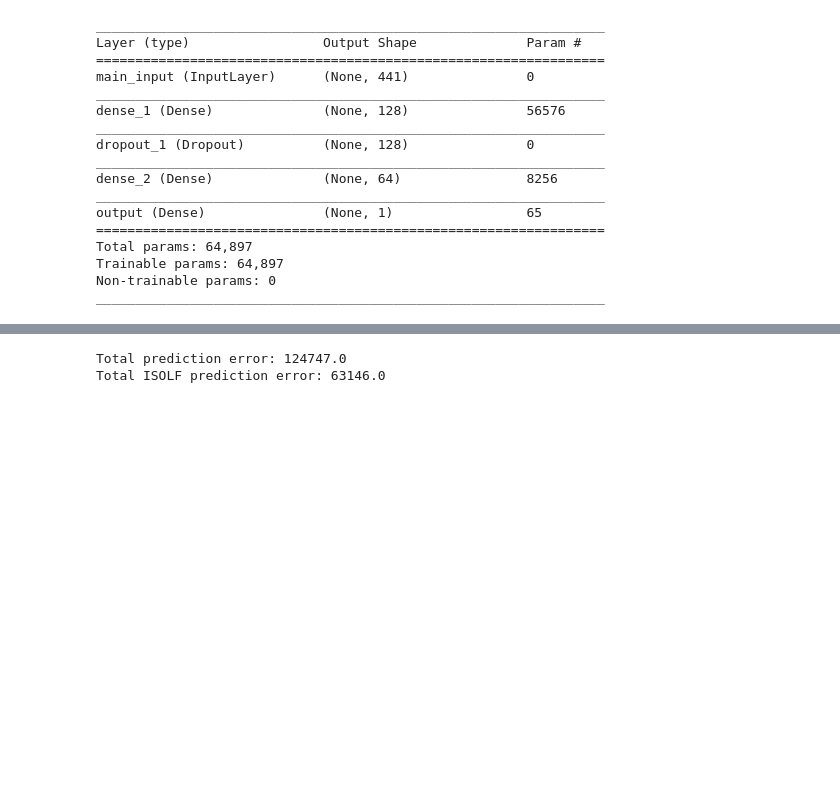
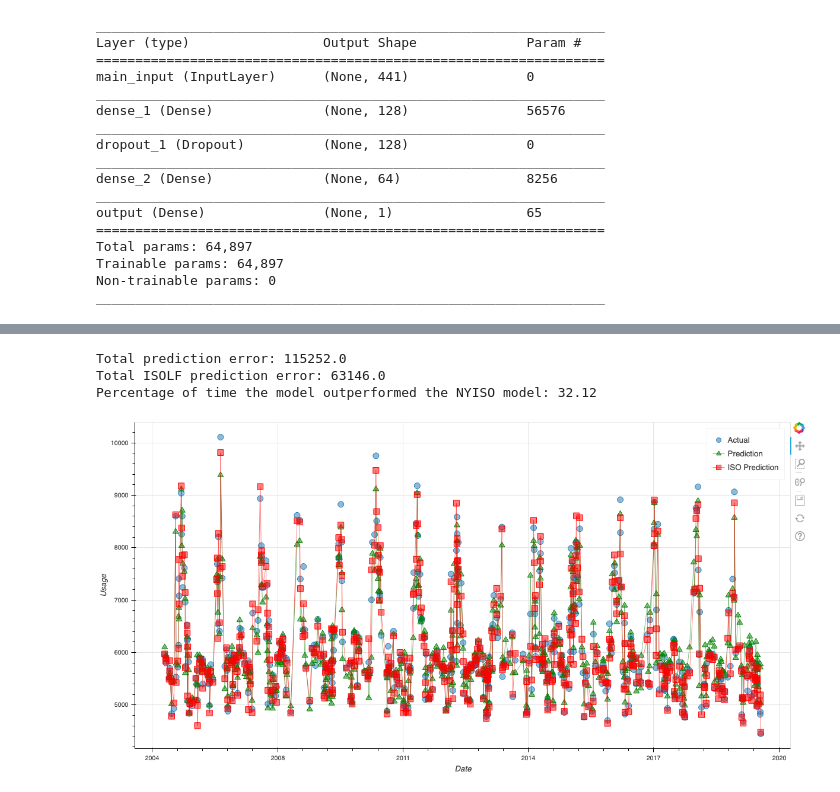
Before and after one commit to andrew-harding-gh/nexml-nyiso, a Jupyter notebook: nexml_nyiso/notebooks/model.ipynb, the cells around one changed output, grey strips where cells are left out. Cells and saved outputs as stored; diff of their text form; code cells hidden in the pictures; blank space fills up the shorter version.

Commit message:
Moved diagram creation and error calculations to `model_scoring.py` and updated `model.ipynb` to use new model scoring feature.

```diff
--- a/nexml_nyiso/notebooks/model.ipynb
+++ b/nexml_nyiso/notebooks/model.ipynb
@@ -225,5 +123,11 @@ results
 # %%
-results, pred_plot = model_scoring.eval(model, mean, std)
+eval_results, pred_plot = model_scoring.eval(model, mean, std)
 # %% [output]
-Total prediction error: 124747.0
+Total prediction error: 115252.0
 Total ISOLF prediction error: 63146.0
+Percentage of time the model outperformed the NYISO model: 32.12
+# %%
+# show(pred_plot)
+get_screenshot_as_png(pred_plot, driver=None)
+# %% [output]
+[figure, added]
```
Also changed, not shown: parts of 11 cells of this notebook, 1 other file.
